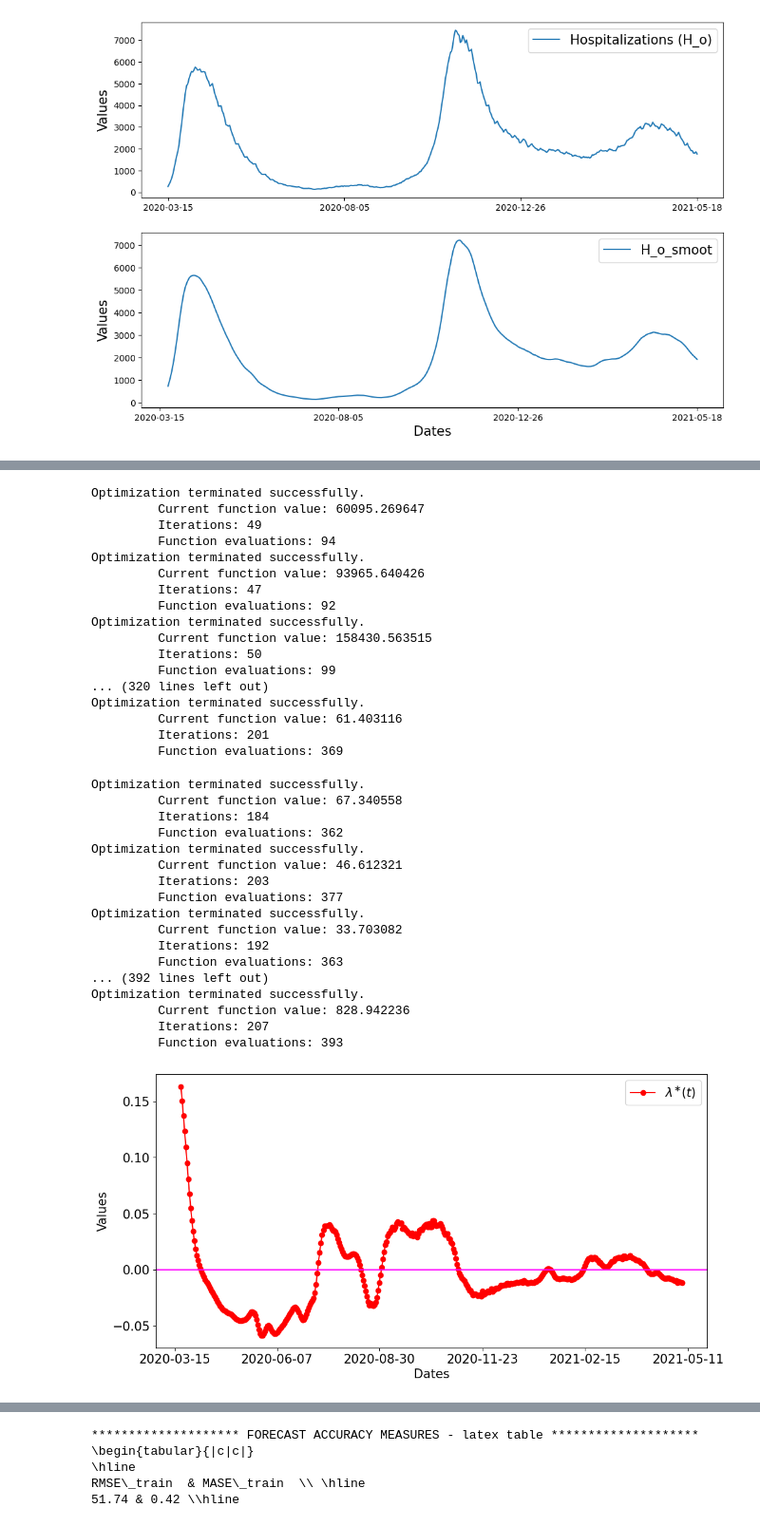
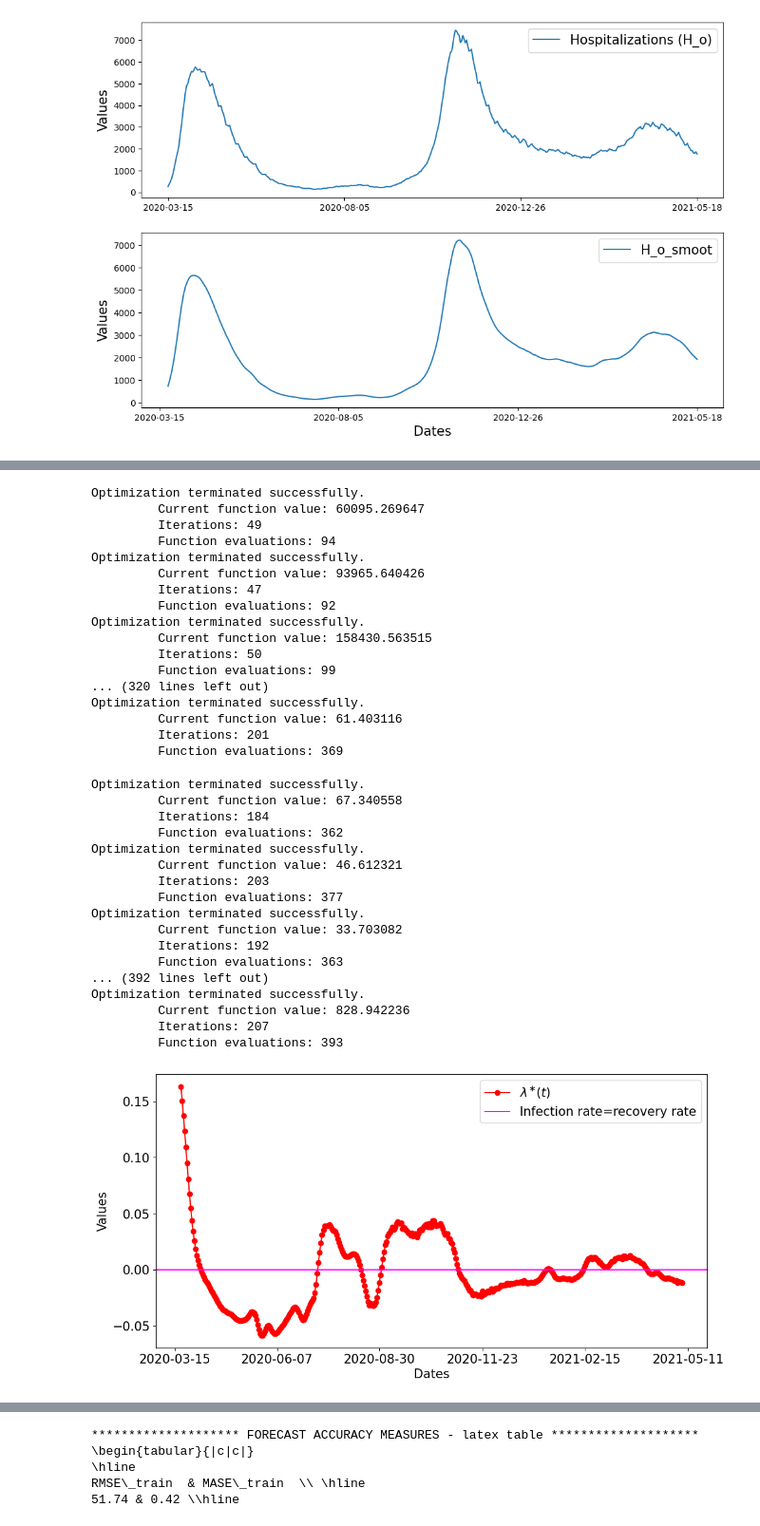
Before and after one commit to OD1992/Python-programs, a Jupyter notebook: Hospi_change_point.ipynb, the cells around one changed output, grey strips where cells are left out. Shown at 95% size. Drawn from its saved outputs; the diff is of its cells as text; code cells hidden in the pictures.

```diff
--- a/Hospi_change_point.ipynb
+++ b/Hospi_change_point.ipynb
@@ -223,7 +212,7 @@ plt.xticks(dates_ticks, fontsize=15)
 plt.yticks(fontsize=15)
 plt.xlabel("Dates", fontsize=15)
 plt.ylabel("Values", fontsize=15)
-plt.legend(['$\lambda^{\\ast} (t)$'], fontsize=15)
+plt.legend(['$\lambda^{\\ast} (t)$', 'Infection rate=recovery rate'], fontsize=15)
 plt.show()
 # %% [output]
 Optimization terminated successfully.
@@ -233,34 +222,34 @@ Optimization terminated successfully.
 Optimization terminated successfully.
          Current function value: 93965.640426
          Iterations: 47
          Function evaluations: 92
 Optimization terminated successfully.
          Current function value: 158430.563515
          Iterations: 50
          Function evaluations: 99
 ... (320 lines left out)
 Optimization terminated successfully.
          Current function value: 61.403116
          Iterations: 201
          Function evaluations: 369
 Optimization terminated successfully.
          Current function value: 67.340558
          Iterations: 184
          Function evaluations: 362
 Optimization terminated successfully.
          Current function value: 46.612321
          Iterations: 203
          Function evaluations: 377
 Optimization terminated successfully.
          Current function value: 33.703082
          Iterations: 192
          Function evaluations: 363
 ... (392 lines left out)
 Optimization terminated successfully.
          Current function value: 828.942236
          Iterations: 207
          Function evaluations: 393
-[figure, old version]
+[figure, new version]
 # %%
 plt.figure(figsize=(12,6))
 #plt.subplot(212)
```
Also changed, not shown: parts of 11 cells of this notebook.
